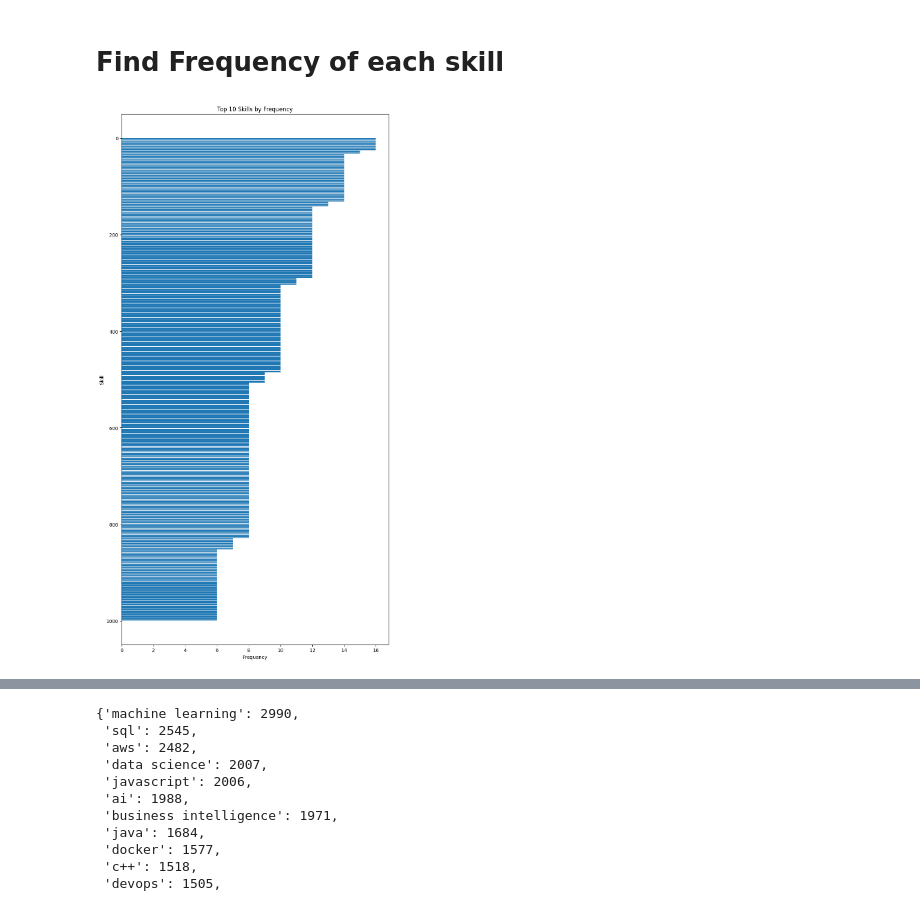
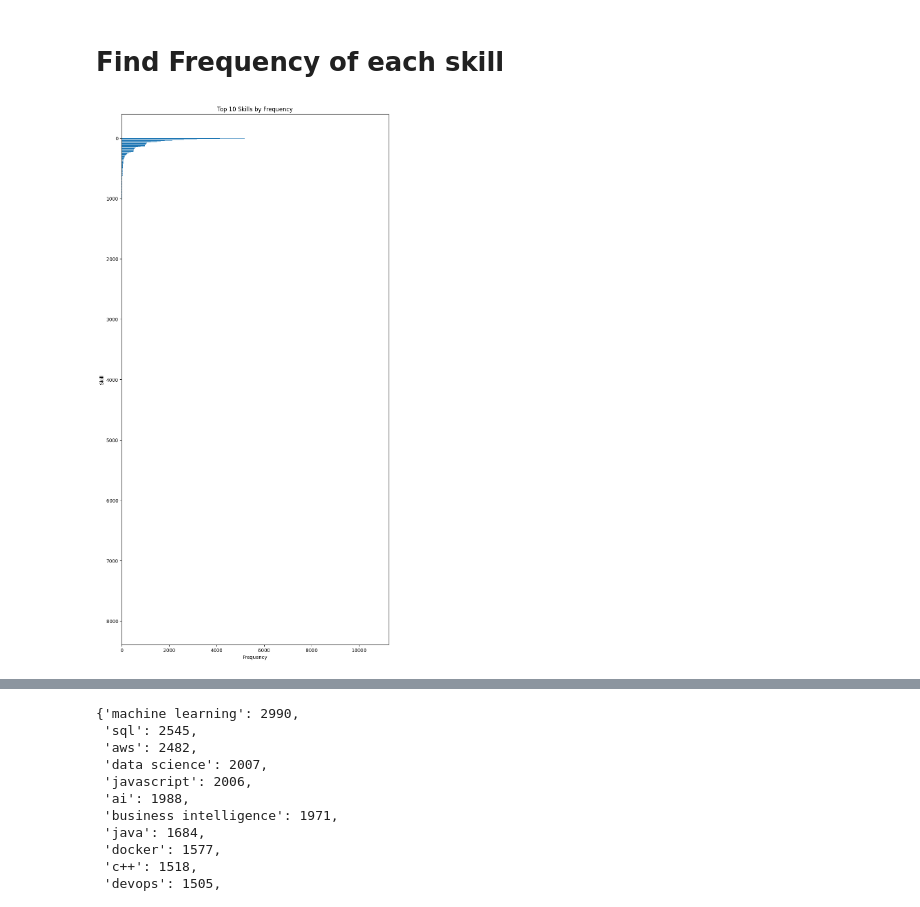
Before and after one commit to nnccuong-tmabd/middle-intern-tma, a Jupyter notebook: stage2_analysis_frequency.ipynb, the cells around one changed output, grey strips where cells are left out. Cells and saved outputs as stored; diff of their text form; code cells hidden in the pictures.

```diff
--- a/stage2_analysis_frequency.ipynb
+++ b/stage2_analysis_frequency.ipynb
@@ -41,22 +41,22 @@ frequency_skills = get_frequency_skill(total_skill_jds)
 # %%
 import matplotlib.pyplot as plt
 
 # Extract skill names and frequencies for plotting
 skill_names = list(frequency_skills.keys())
 skill_frequencies = list(frequency_skills.values())
 
-min_x=1000
-min_y=2000
+min_x=0
+min_y=-1
 # Create a bar plot
 plt.figure(figsize=(10, 20))
 plt.barh(range(len(skill_names[min_x:min_y])), skill_frequencies[min_x:min_y])  # Display the top 10 skills
 plt.xlabel('Frequency')
 plt.ylabel('Skill')
 plt.title('Top 10 Skills by Frequency')
 plt.gca().invert_yaxis()  # Invert the y-axis to display the most frequent skill at the top
 plt.show()
 # %% [output]
-[figure, old version]
+[figure, new version]
 # %%
 def get_frequency_skill(skills_jds):
 
```
Also changed, not shown: parts of 4 cells of this notebook, 16 other files.
